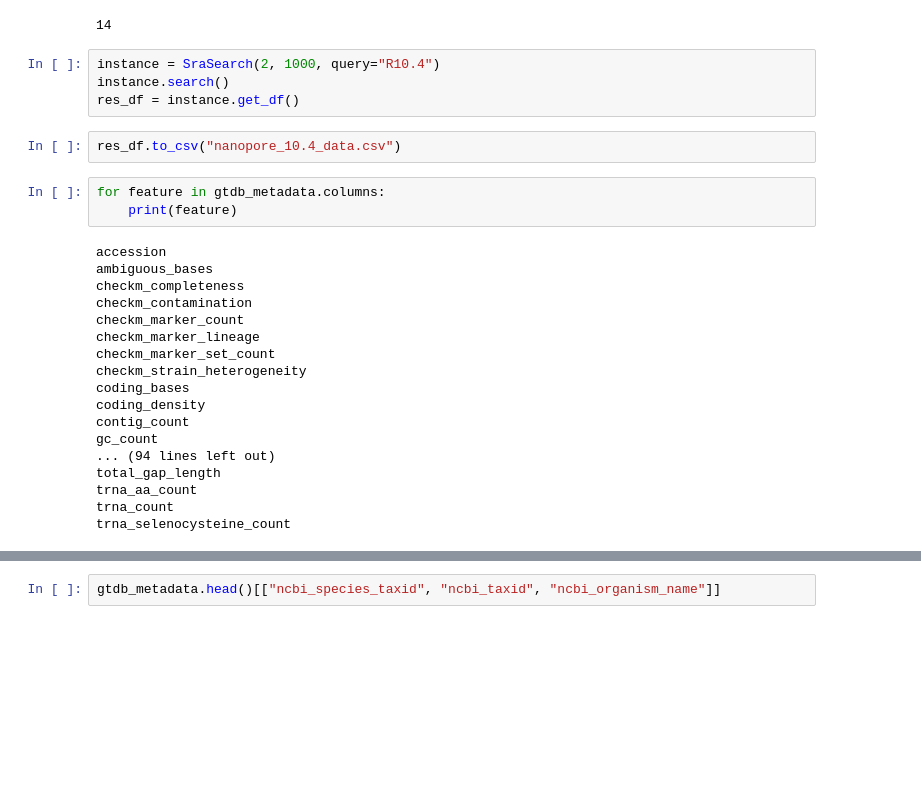
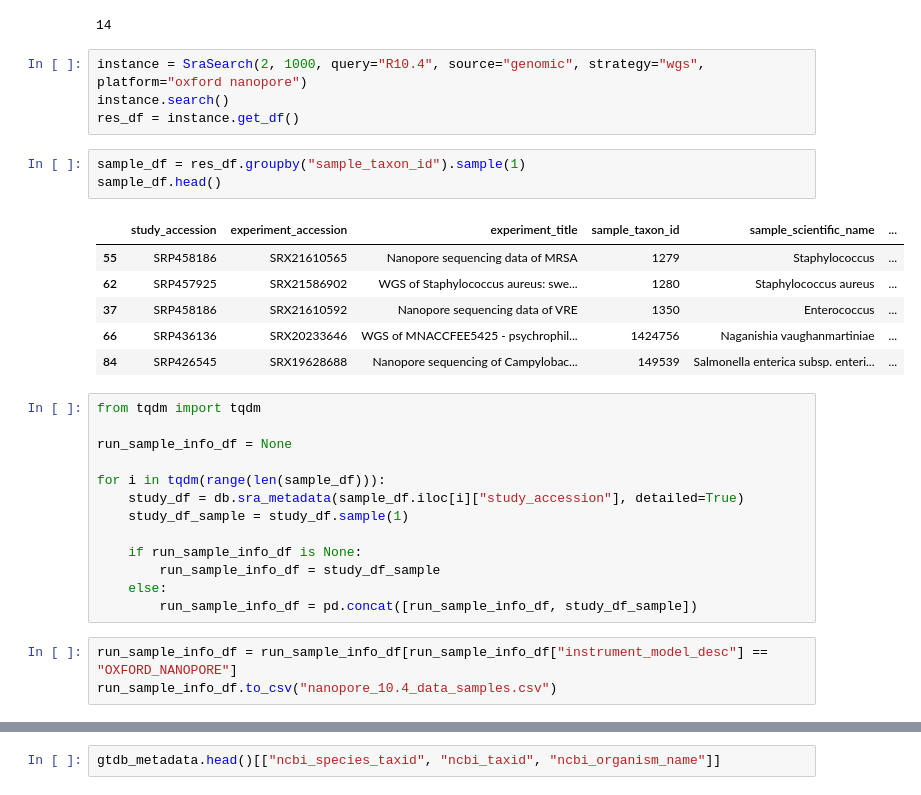
Before and after one commit to GZHoffie/tc-benchmark, a Jupyter notebook: get_sra_reads.ipynb, the cells around one changed output, grey strips where cells are left out. Cells and saved outputs as stored; diff of their text form; blank space fills up the shorter version.

Commit message:
Collected nanopore 10.4 read data

```diff
--- a/get_sra_reads.ipynb
+++ b/get_sra_reads.ipynb
@@ -34,29 +34,32 @@ species_df.iloc[1]['ncbi_taxid']
 # %% [output]
 14
 # %%
-instance = SraSearch(2, 1000, query="R10.4")
+instance = SraSearch(2, 1000, query="R10.4", source="genomic", strategy="wgs", platform="oxford nanopore")
 instance.search()
 res_df = instance.get_df()
-# %%
-res_df.to_csv("nanopore_10.4_data.csv")
-# %%
-for feature in gtdb_metadata.columns:
-    print(feature)
-# %% [output]
-accession
-ambiguous_bases
-checkm_completeness
-checkm_contamination
-checkm_marker_count
-checkm_marker_lineage
-checkm_marker_set_count
-checkm_strain_heterogeneity
-coding_bases
-coding_density
-contig_count
-gc_count
-... (94 lines left out)
-total_gap_length
-trna_aa_count
-trna_count
-trna_selenocysteine_count
+# %%
+sample_df = res_df.groupby("sample_taxon_id").sample(1)
+sample_df.head()
+# %% [output]
+|  | study_accession | experiment_accession | experiment_title | sample_taxon_id | sample_scientific_name | ... |
+| 55 | SRP458186 | SRX21610565 | Nanopore sequencing data of MRSA | 1279 | Staphylococcus | ... |
+| 62 | SRP457925 | SRX21586902 | WGS of Staphylococcus aureus: swe... | 1280 | Staphylococcus aureus | ... |
+| 37 | SRP458186 | SRX21610592 | Nanopore sequencing data of VRE | 1350 | Enterococcus | ... |
+| 66 | SRP436136 | SRX20233646 | WGS of MNACCFEE5425 - psychrophil... | 1424756 | Naganishia vaughanmartiniae | ... |
+| 84 | SRP426545 | SRX19628688 | Nanopore sequencing of Campylobac... | 149539 | Salmonella enterica subsp. enteri... | ... |
+# %%
+from tqdm import tqdm
+
+run_sample_info_df = None
+
+for i in tqdm(range(len(sample_df))):
+    study_df = db.sra_metadata(sample_df.iloc[i]["study_accession"], detailed=True)
+    study_df_sample = study_df.sample(1)
+
+    if run_sample_info_df is None:
+        run_sample_info_df = study_df_sample
+    else:
+        run_sample_info_df = pd.concat([run_sample_info_df, study_df_sample])
+# %%
+run_sample_info_df = run_sample_info_df[run_sample_info_df["instrument_model_desc"] == "OXFORD_NANOPORE"]
+run_sample_info_df.to_csv("nanopore_10.4_data_samples.csv")
```
Also changed, not shown: parts of 1 cell of this notebook, 2 other files.
